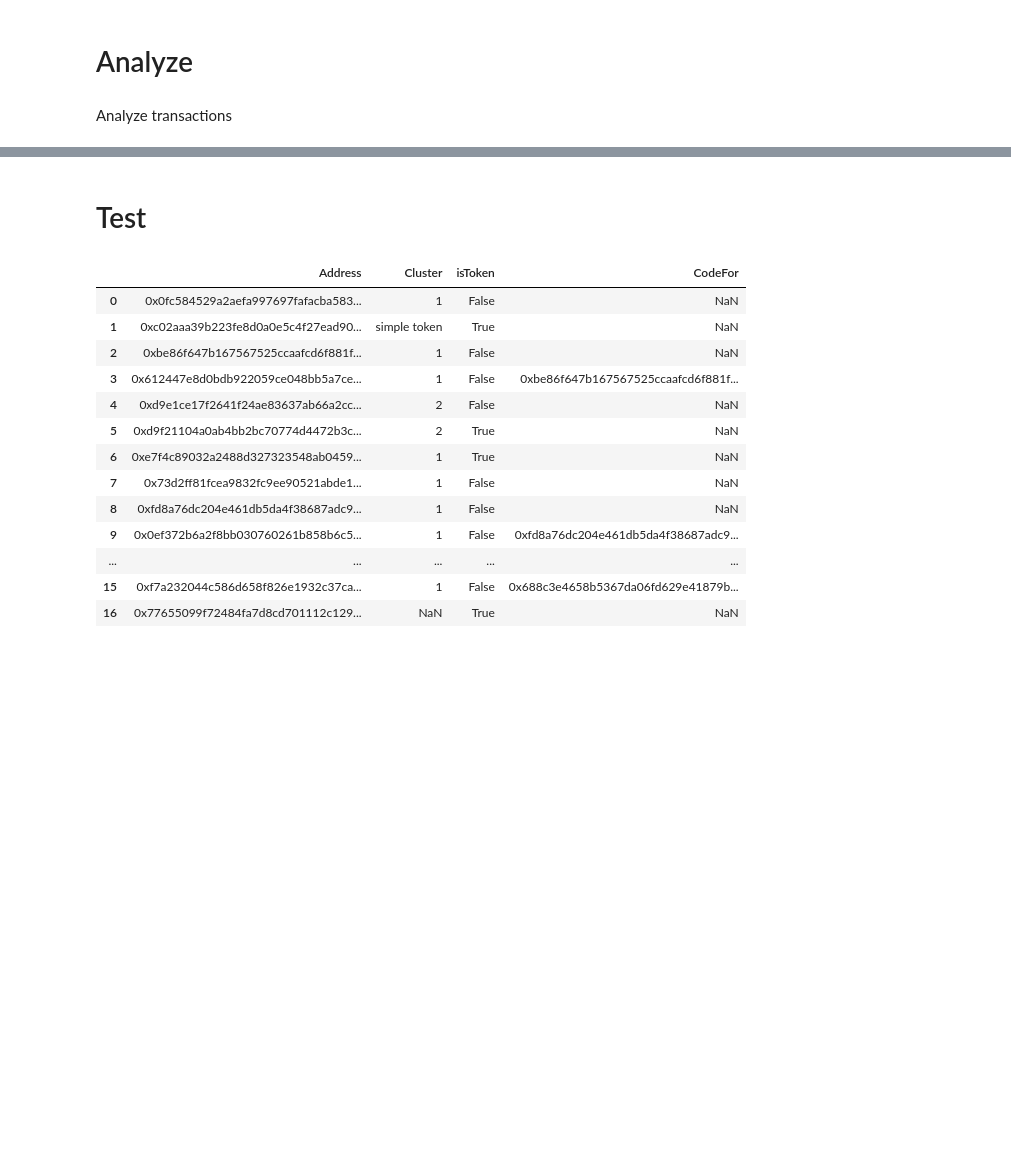
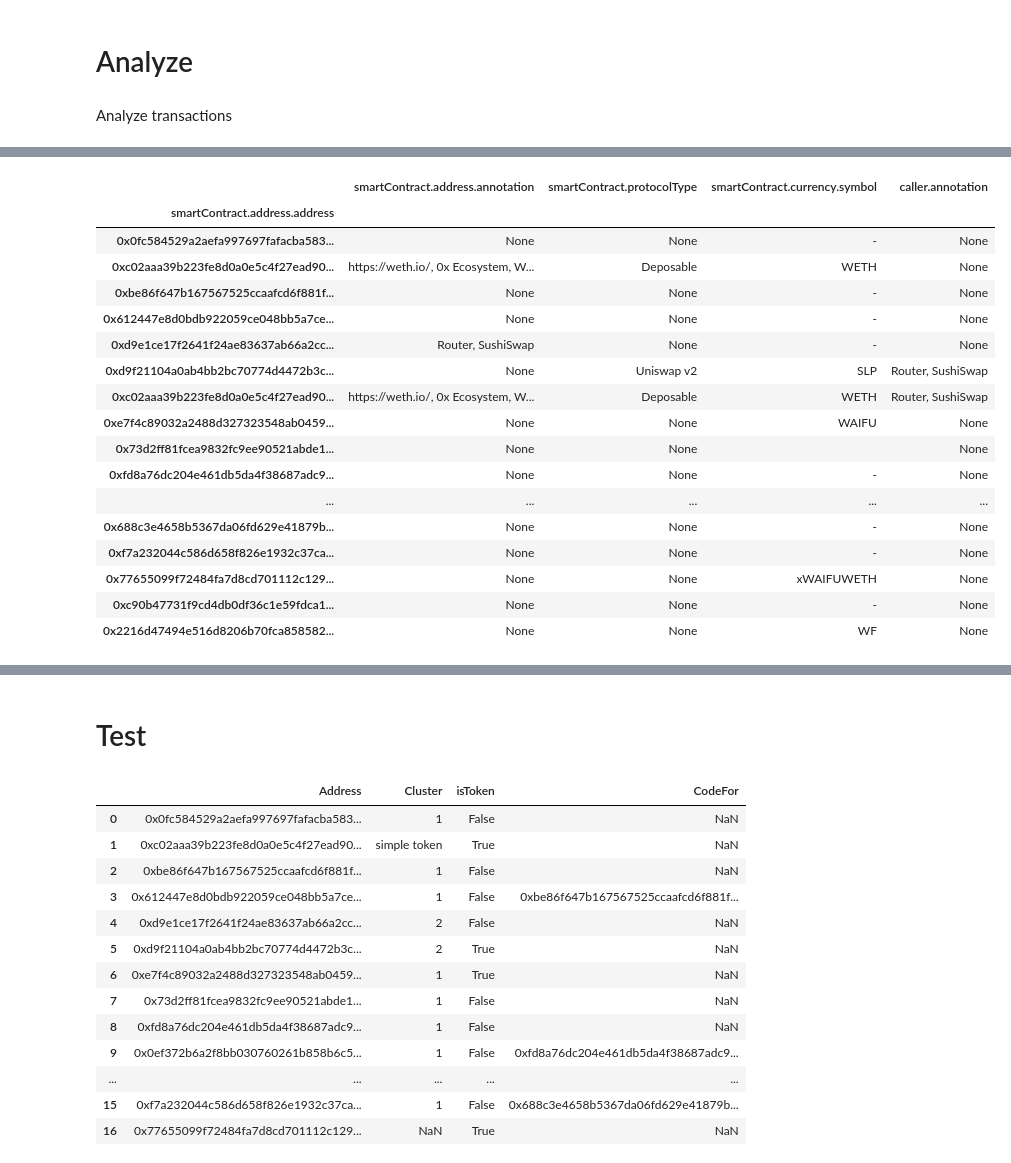
Before and after one commit to shibaeff/HawkEye, a Jupyter notebook: tester.ipynb, the cells around one changed output, grey strips where cells are left out. Drawn from its saved outputs; the diff is of its cells as text; code cells hidden in the pictures; blank space fills up the shorter version.

```diff
--- a/tester.ipynb
+++ b/tester.ipynb
@@ -30,0 +48,21 @@ TypeError: 'NoneType' object is not iterable
+# %%
+df
+# %% [output]
+|  | smartContract.address.annotation | smartContract.protocolType | smartContract.currency.symbol | caller.annotation |
+| smartContract.address.address |  |  |  |  |
+| 0x0fc584529a2aefa997697fafacba583... | None | None | - | None |
+| 0xc02aaa39b223fe8d0a0e5c4f27ead90... | https://weth.io/, 0x Ecosystem, W... | Deposable | WETH | None |
+| 0xbe86f647b167567525ccaafcd6f881f... | None | None | - | None |
+| 0x612447e8d0bdb922059ce048bb5a7ce... | None | None | - | None |
+| 0xd9e1ce17f2641f24ae83637ab66a2cc... | Router, SushiSwap | None | - | None |
+| 0xd9f21104a0ab4bb2bc70774d4472b3c... | None | Uniswap v2 | SLP | Router, SushiSwap |
+| 0xc02aaa39b223fe8d0a0e5c4f27ead90... | https://weth.io/, 0x Ecosystem, W... | Deposable | WETH | Router, SushiSwap |
+| 0xe7f4c89032a2488d327323548ab0459... | None | None | WAIFU | None |
+| 0x73d2ff81fcea9832fc9ee90521abde1... | None | None |  | None |
+| 0xfd8a76dc204e461db5da4f38687adc9... | None | None | - | None |
+| ... | ... | ... | ... | ... |
+| 0x688c3e4658b5367da06fd629e41879b... | None | None | - | None |
+| 0xf7a232044c586d658f826e1932c37ca... | None | None | - | None |
+| 0x77655099f72484fa7d8cd701112c129... | None | None | xWAIFUWETH | None |
+| 0xc90b47731f9cd4db0df36c1e59fdca1... | None | None | - | None |
+| 0x2216d47494e516d8206b70fca858582... | None | None | WF | None |
```
Also changed, not shown: parts of 12 cells of this notebook, 34 other files.
